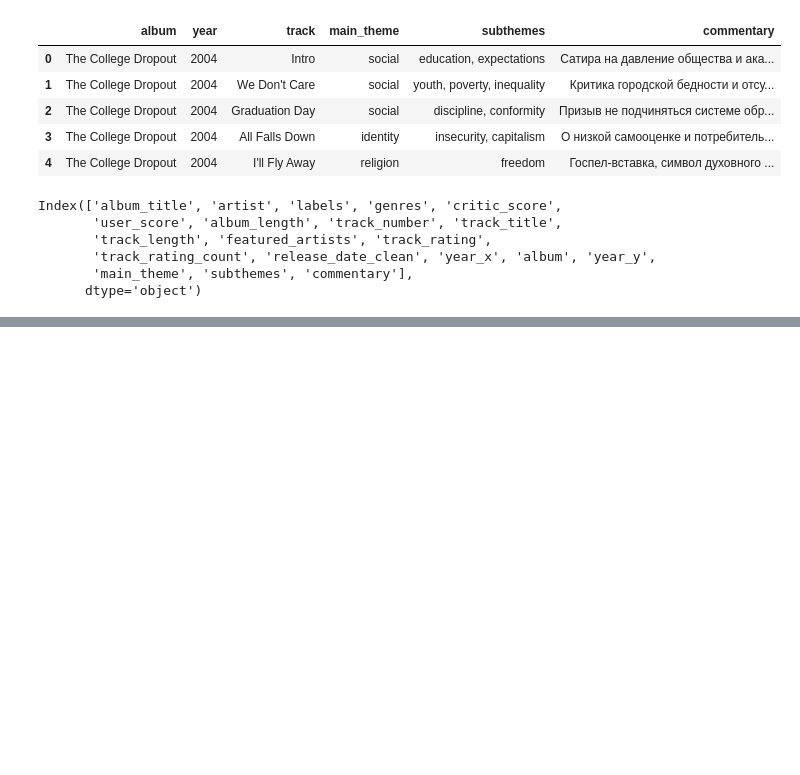
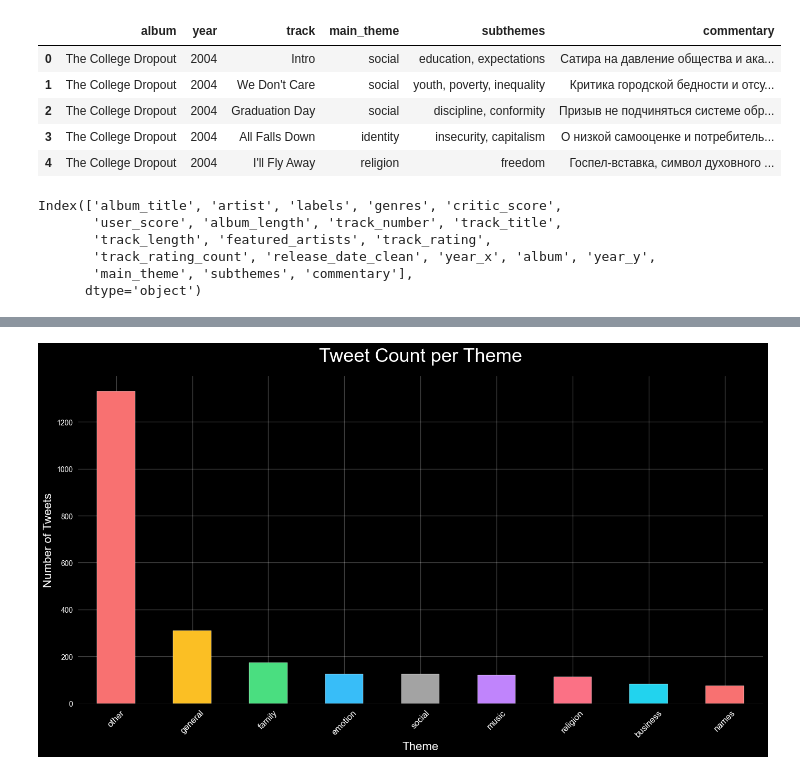
Before and after one commit to reeenss/gp3-hse-uraura, a Jupyter notebook: ye/ye_eda.ipynb, the cells around one changed output, grey strips where cells are left out. Saved outputs shown, nothing was run; the diff lists cells and outputs as text; code cells hidden in the pictures; blank space fills up the shorter version.

```diff
--- a/ye/ye_eda.ipynb
+++ b/ye/ye_eda.ipynb
@@ -919,0 +953,3 @@ merged.head(3)
+# %%
+topic_counts = tweets["topic"].value_counts()
+topic_counts
@@ -919,0 +968,22 @@ merged.head(3)
+# %%
+import matplotlib.pyplot as plt
+plt.style.use("dark_background")
+
+fig, ax = plt.subplots(figsize=(14, 8))
+
+topic_counts.plot(
+    kind="bar",
+    color=["#f87171", "#fbbf24", "#4ade80", "#38bdf8", "#a3a3a3", "#c084fc", "#fb7185", "#22d3ee"],
+    edgecolor="white"
+)
+
+ax.set_title("Tweet Count per Theme", fontsize=26, pad=20)
+ax.set_xlabel("Theme", fontsize=16)
+ax.set_ylabel("Number of Tweets", fontsize=16)
+ax.grid(alpha=0.25)
+
+plt.xticks(rotation=45, fontsize=12)
+plt.tight_layout()
+plt.show()
+# %% [output]
+[figure, added]
```
Also changed, not shown: parts of 22 cells of this notebook, 11 other files.
